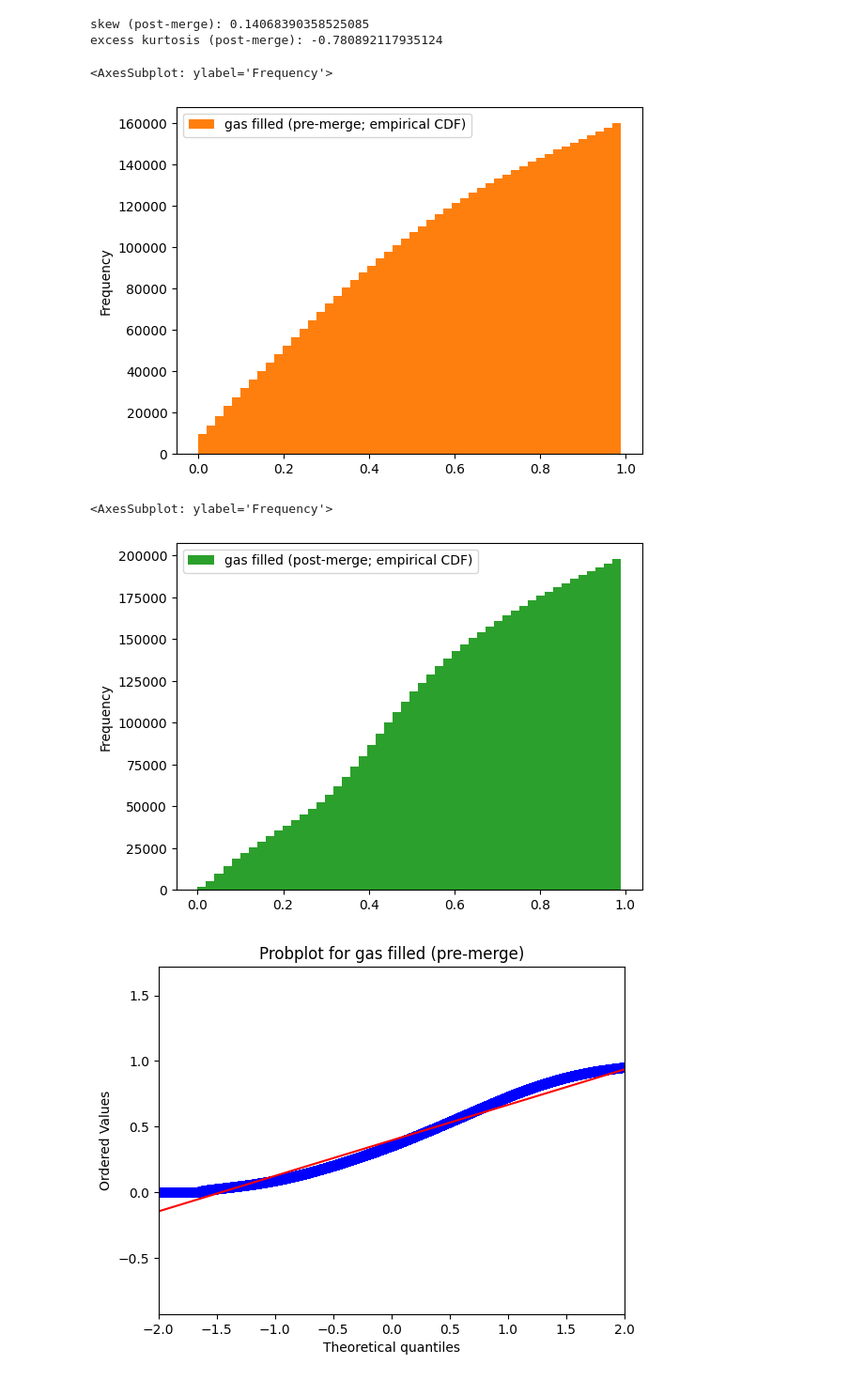
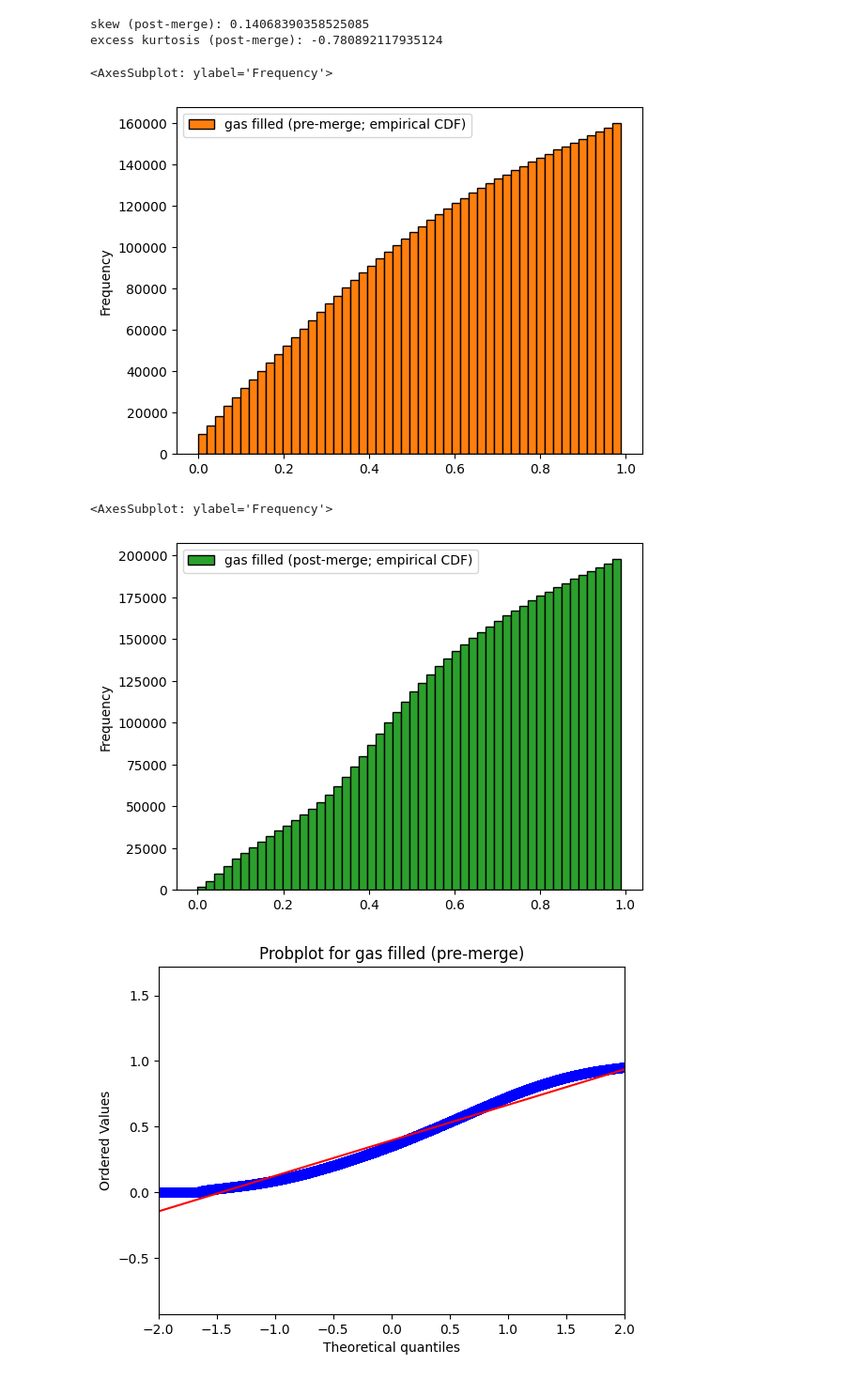
Before and after one commit to fmrmf/merge-challenge, a Jupyter notebook: notebook/blocks.ipynb, the cells around one changed output. Shown at 94% size. Cells and saved outputs as stored; diff of their text form; code cells hidden in the pictures.

Commit message:
add edge color to histograms

```diff
--- a/notebook/blocks.ipynb
+++ b/notebook/blocks.ipynb
@@ -447,17 +447,17 @@ excess kurtosis (post-merge): -0.780892117935124
 # %%
 # Plot empirical cdfs ...
 # ... pre-merge
-qb[(qb['number'] < merge_block_number) & (qb['gas_filled'] < 0.99)].plot(y='gas_filled', kind='hist', cumulative=True, bins=50, label='gas filled (pre-merge; empirical CDF)', color='C1')
+qb[(qb['number'] < merge_block_number) & (qb['gas_filled'] < 0.99)].plot(y='gas_filled', kind='hist', cumulative=True, bins=50, label='gas filled (pre-merge; empirical CDF)', color='C1', edgecolor='k')
 # %% [output]
 <AxesSubplot: ylabel='Frequency'>
-[figure, old version]
+[figure, new version]
 # %%
 # Plot empirical cdfs ...
 # ... post-merge
-qb[(qb['number'] >= merge_block_number) & (qb['gas_filled'] < 0.99)].plot(y='gas_filled', kind='hist', cumulative=True, bins=50, label='gas filled (post-merge; empirical CDF)', color='C2')
+qb[(qb['number'] >= merge_block_number) & (qb['gas_filled'] < 0.99)].plot(y='gas_filled', kind='hist', cumulative=True, bins=50, label='gas filled (post-merge; empirical CDF)', color='C2', edgecolor='k')
 # %% [output]
 <AxesSubplot: ylabel='Frequency'>
-[figure, old version]
+[figure, new version]
 # %%
 # Slight adjust toward normality in CDF but seems too early to be sure. Same for prob plots below (much less clear)
 # %%
```
Also changed, not shown: parts of 13 cells of this notebook, 1 other file.
